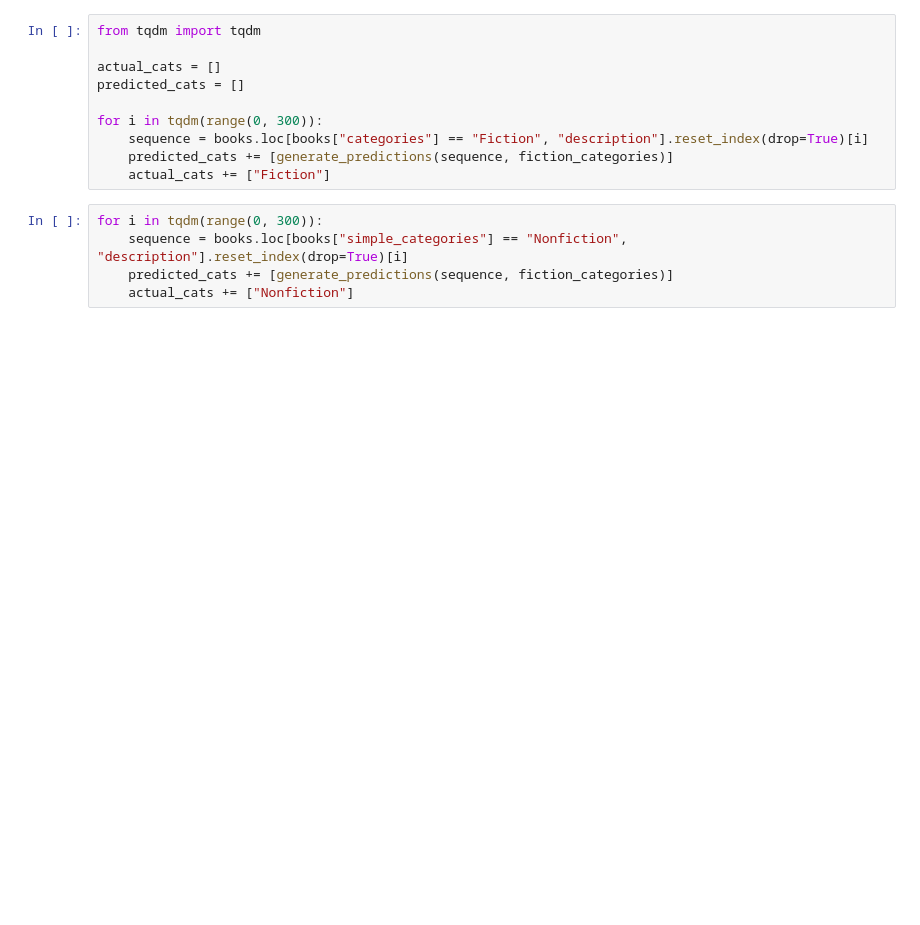
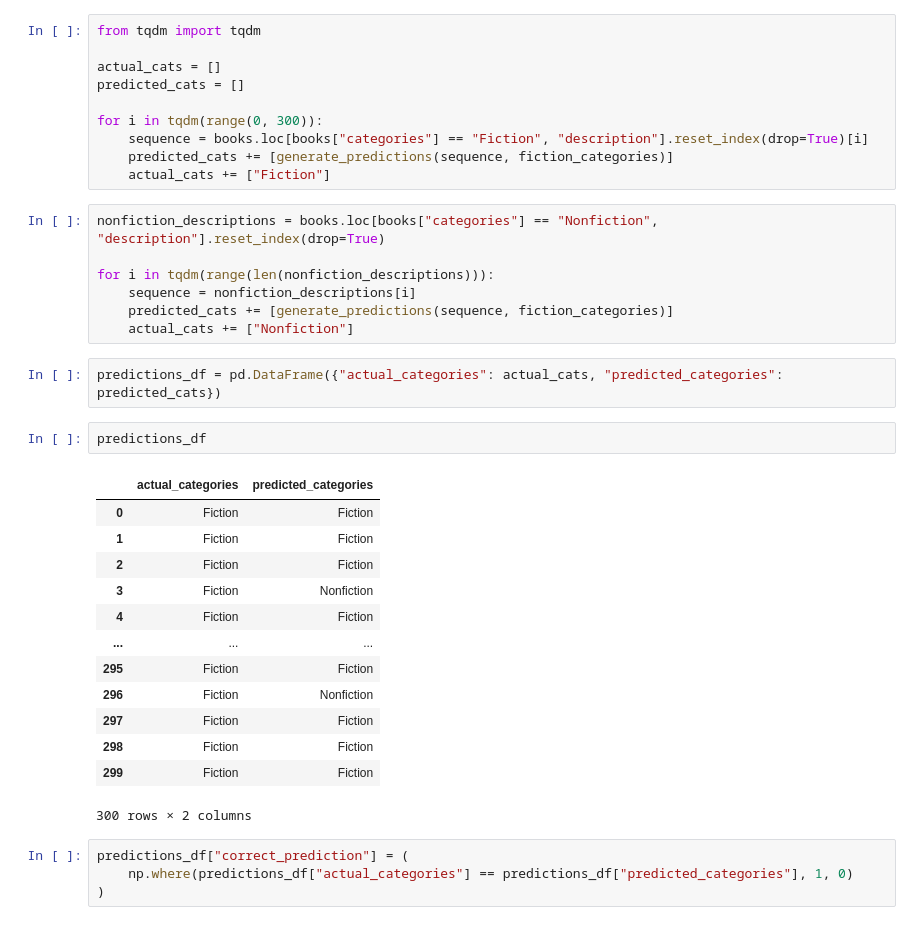
Before and after one commit to dulminahxxx/book-recommender, a Jupyter notebook: text-classification.ipynb, the cells around one changed output. Cells and saved outputs as stored; diff of their text form; blank space fills up the shorter version.

```diff
--- a/text-classification.ipynb
+++ b/text-classification.ipynb
@@ -120,7 +120,31 @@ for i in tqdm(range(0, 300)):
     predicted_cats += [generate_predictions(sequence, fiction_categories)]
     actual_cats += ["Fiction"]
 # %%
-for i in tqdm(range(0, 300)):
-    sequence = books.loc[books["simple_categories"] == "Nonfiction", "description"].reset_index(drop=True)[i]
+nonfiction_descriptions = books.loc[books["categories"] == "Nonfiction", "description"].reset_index(drop=True)
+
+for i in tqdm(range(len(nonfiction_descriptions))):
+    sequence = nonfiction_descriptions[i]
     predicted_cats += [generate_predictions(sequence, fiction_categories)]
     actual_cats += ["Nonfiction"]
+# %%
+predictions_df = pd.DataFrame({"actual_categories": actual_cats, "predicted_categories": predicted_cats})
+# %%
+predictions_df
+# %% [output]
+|  | actual_categories | predicted_categories |
+| 0 | Fiction | Fiction |
+| 1 | Fiction | Fiction |
+| 2 | Fiction | Fiction |
+| 3 | Fiction | Nonfiction |
+| 4 | Fiction | Fiction |
+| ... | ... | ... |
+| 295 | Fiction | Fiction |
+| 296 | Fiction | Nonfiction |
+| 297 | Fiction | Fiction |
+| 298 | Fiction | Fiction |
+| 299 | Fiction | Fiction |
+300 rows × 2 columns
+# %%
+predictions_df["correct_prediction"] = (
+    np.where(predictions_df["actual_categories"] == predictions_df["predicted_categories"], 1, 0)
+)
```
Also changed, not shown: parts of 8 cells of this notebook, 1 other file.
